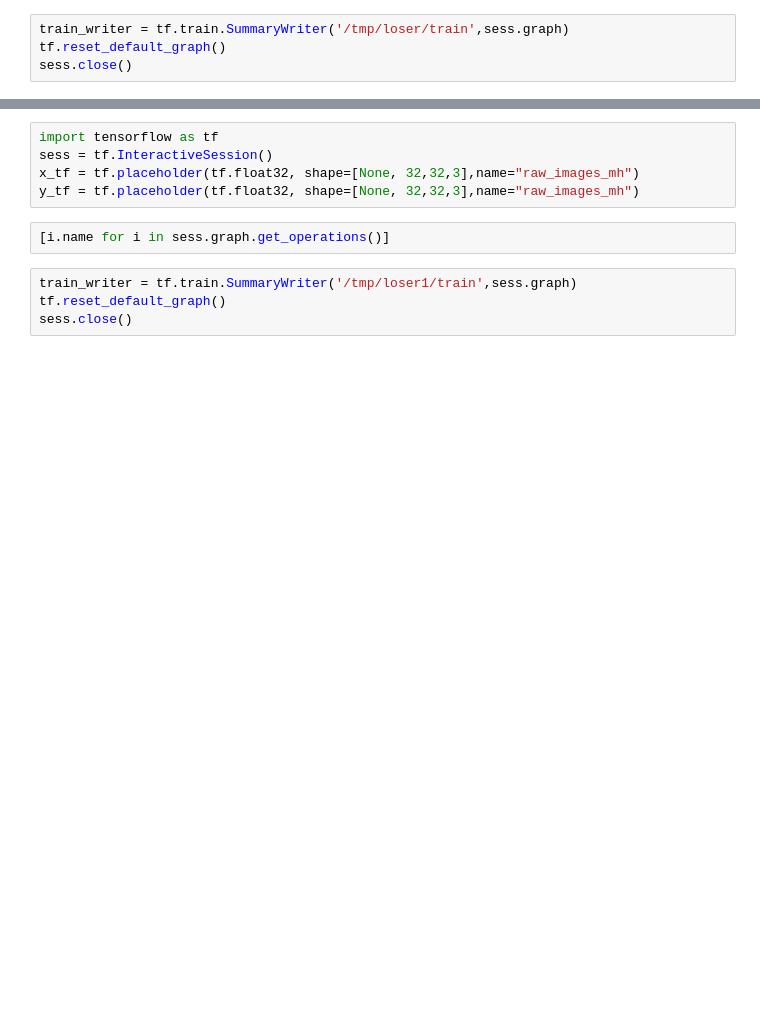
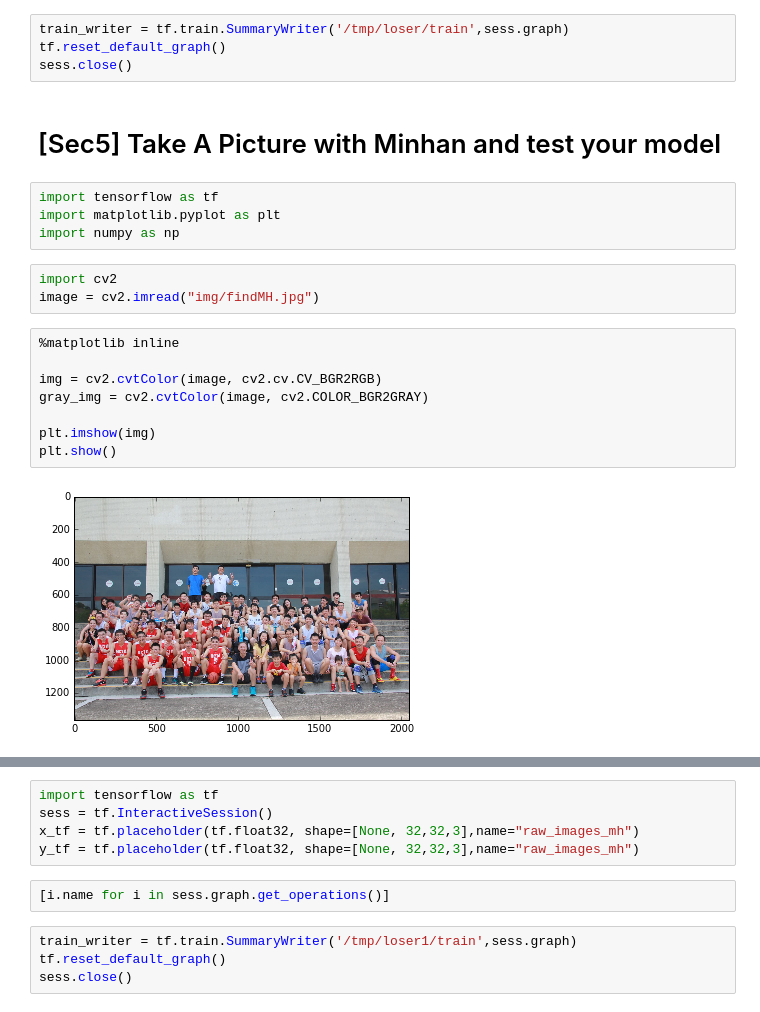
Before and after one commit to penolove/whimh2.0, a Jupyter notebook: Pretensor_whimh.ipynb, the cells around one changed output, grey strips where cells are left out. Saved outputs shown, nothing was run; the diff lists cells and outputs as text; blank space fills up the shorter version.

```diff
--- a/Pretensor_whimh.ipynb
+++ b/Pretensor_whimh.ipynb
@@ -335,3 +499,22 @@ sess.run(results, feed_dict={x_tf:frames[arr[0:10]]})
 train_writer = tf.train.SummaryWriter('/tmp/loser/train',sess.graph)
 tf.reset_default_graph()
 sess.close()
+# %% [markdown]
+# [Sec5] Take A Picture with Minhan and test your model
+# %%
+import tensorflow as tf
+import matplotlib.pyplot as plt
+import numpy as np
+# %%
+import cv2
+image = cv2.imread("img/findMH.jpg")
+# %%
+%matplotlib inline
+
+img = cv2.cvtColor(image, cv2.cv.CV_BGR2RGB)
+gray_img = cv2.cvtColor(image, cv2.COLOR_BGR2GRAY)
+
+plt.imshow(img)
+plt.show()
+# %% [output]
+[figure, added]
```
Also changed, not shown: parts of 54 cells of this notebook, 22 other files.
